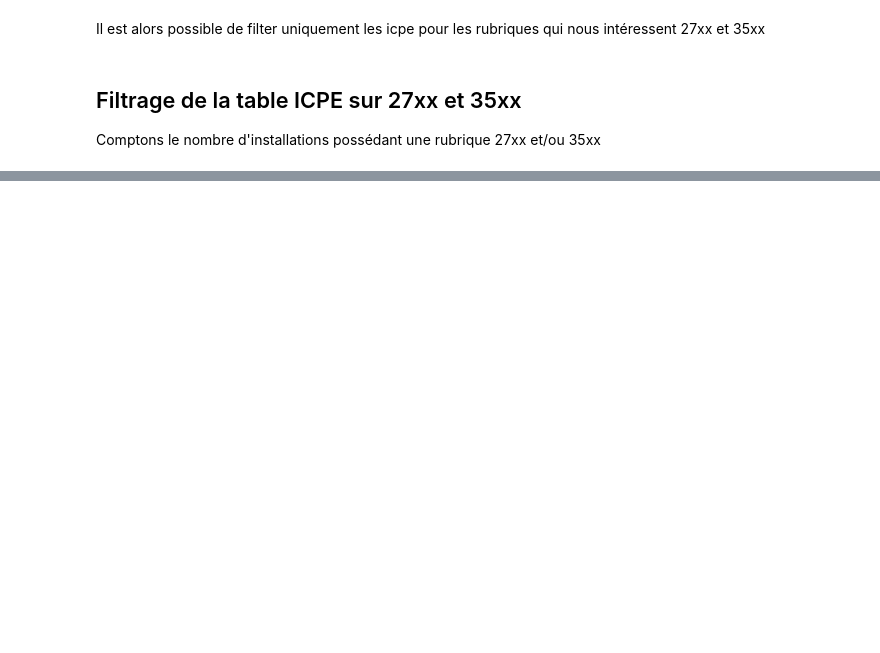
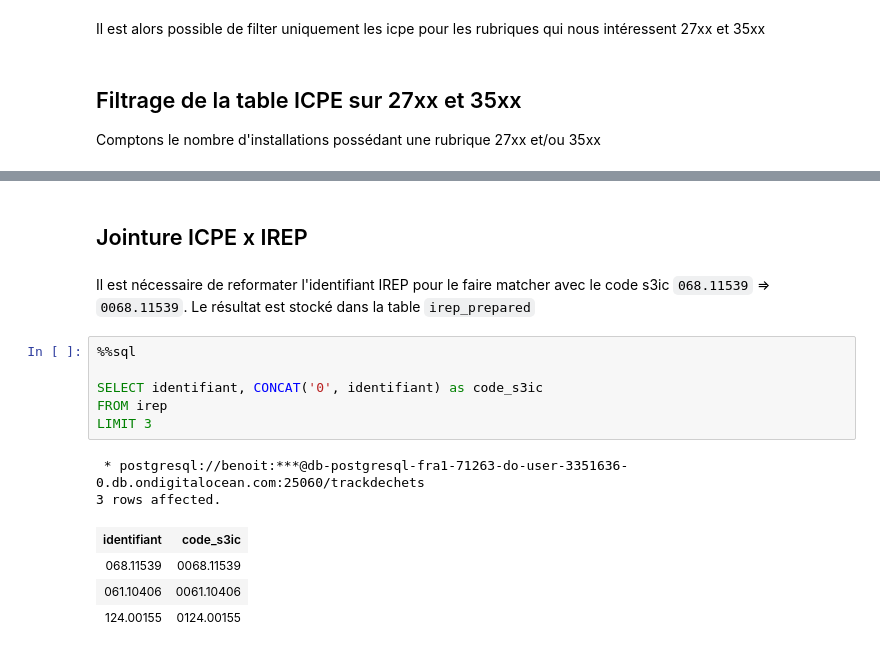
Before and after one commit to MTES-MCT/trackdechets-datascience, a Jupyter notebook: notebooks/trackdechets.ipynb, the cells around one changed output, grey strips where cells are left out. Saved outputs shown, nothing was run; the diff lists cells and outputs as text; blank space fills up the shorter version.

```diff
--- a/notebooks/trackdechets.ipynb
+++ b/notebooks/trackdechets.ipynb
@@ -154,0 +187,17 @@ SELECT COUNT(*) FROM
+# %% [markdown]
+## Jointure ICPE x IREP
+# %% [markdown]
+Il est nécessaire de reformater l'identifiant IREP pour le faire matcher avec le code s3ic `068.11539` => `0068.11539`. Le résultat est stocké dans la table `irep_prepared`
+# %%
+%%sql
+
+SELECT identifiant, CONCAT('0', identifiant) as code_s3ic
+FROM irep
+LIMIT 3
+# %% [output]
+ * postgresql://benoit:***@db-postgresql-fra1-71263-do-user-3351636-0.db.ondigitalocean.com:25060/trackdechets
+3 rows affected.
+| identifiant | code_s3ic |
+| 068.11539 | 0068.11539 |
+| 061.10406 | 0061.10406 |
+| 124.00155 | 0124.00155 |
```
Also changed, not shown: parts of 20 cells of this notebook, 16 other files.
